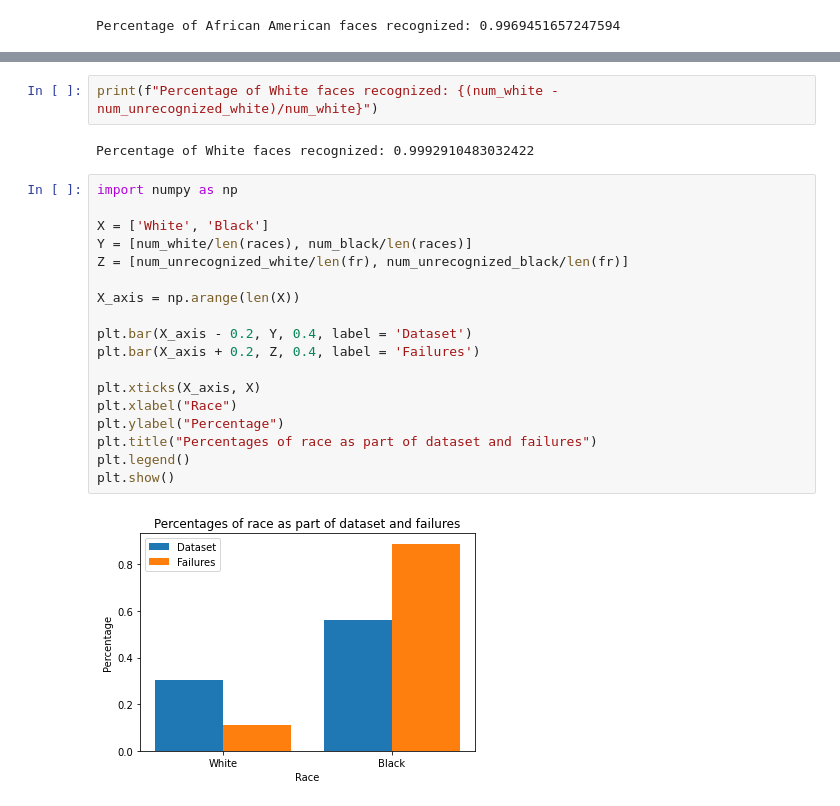
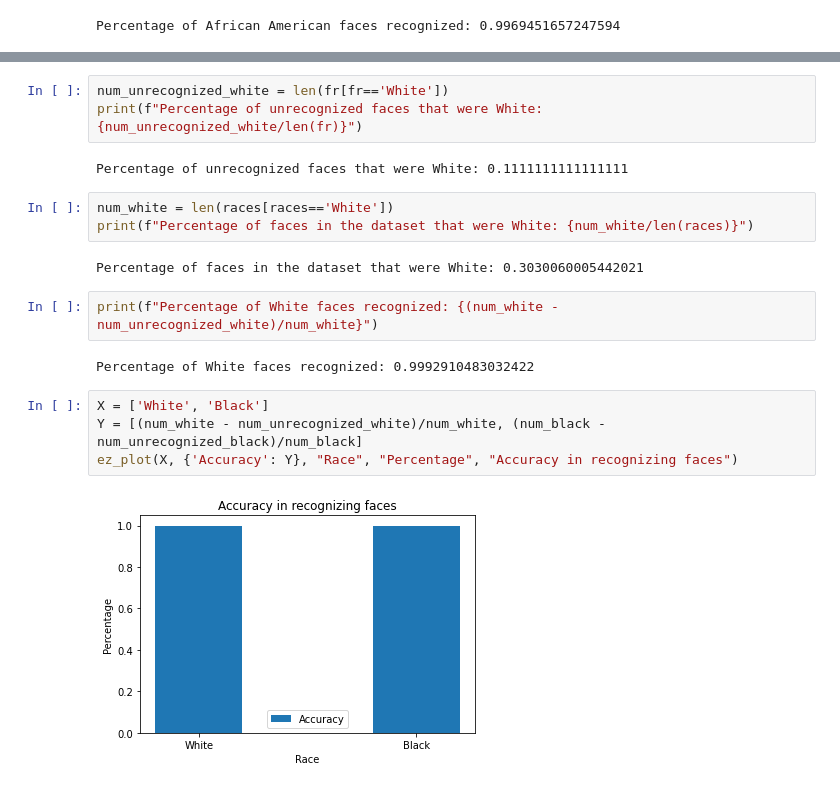
Before and after one commit to Nathaniel-github/AlgorithmicBias, a Jupyter notebook: CycleGAN/InitialAnalysis.ipynb, the cells around one changed output, grey strips where cells are left out. Cells and saved outputs as stored; diff of their text form.

```diff
--- a/CycleGAN/InitialAnalysis.ipynb
+++ b/CycleGAN/InitialAnalysis.ipynb
@@ -91,24 +119,20 @@ Percentage of faces in the dataset that were White: 0.3030060005442021
-# %%
-print(f"Percentage of White faces recognized: {(num_white - num_unrecognized_white)/num_white}")
-# %% [output]
-Percentage of White faces recognized: 0.9992910483032422
-# %%
-import numpy as np
-
-X = ['White', 'Black']
-Y = [num_white/len(races), num_black/len(races)]
-Z = [num_unrecognized_white/len(fr), num_unrecognized_black/len(fr)]
-
-X_axis = np.arange(len(X))
-
-plt.bar(X_axis - 0.2, Y, 0.4, label = 'Dataset')
-plt.bar(X_axis + 0.2, Z, 0.4, label = 'Failures')
-
-plt.xticks(X_axis, X)
-plt.xlabel("Race")
-plt.ylabel("Percentage")
-plt.title("Percentages of race as part of dataset and failures")
-plt.legend()
-plt.show()
-# %% [output]
-[figure, removed]
+# %%
+num_unrecognized_white = len(fr[fr=='White'])
+print(f"Percentage of unrecognized faces that were White: {num_unrecognized_white/len(fr)}")
+# %% [output]
+Percentage of unrecognized faces that were White: 0.1111111111111111
+# %%
+num_white = len(races[races=='White'])
+print(f"Percentage of faces in the dataset that were White: {num_white/len(races)}")
+# %% [output]
+Percentage of faces in the dataset that were White: 0.3030060005442021
+# %%
+print(f"Percentage of White faces recognized: {(num_white - num_unrecognized_white)/num_white}")
+# %% [output]
+Percentage of White faces recognized: 0.9992910483032422
+# %%
+X = ['White', 'Black']
+Y = [(num_white - num_unrecognized_white)/num_white, (num_black - num_unrecognized_black)/num_black]
+ez_plot(X, {'Accuracy': Y}, "Race", "Percentage", "Accuracy in recognizing faces")
+# %% [output]
+[figure, added]
```
Also changed, not shown: parts of 15 cells of this notebook.
